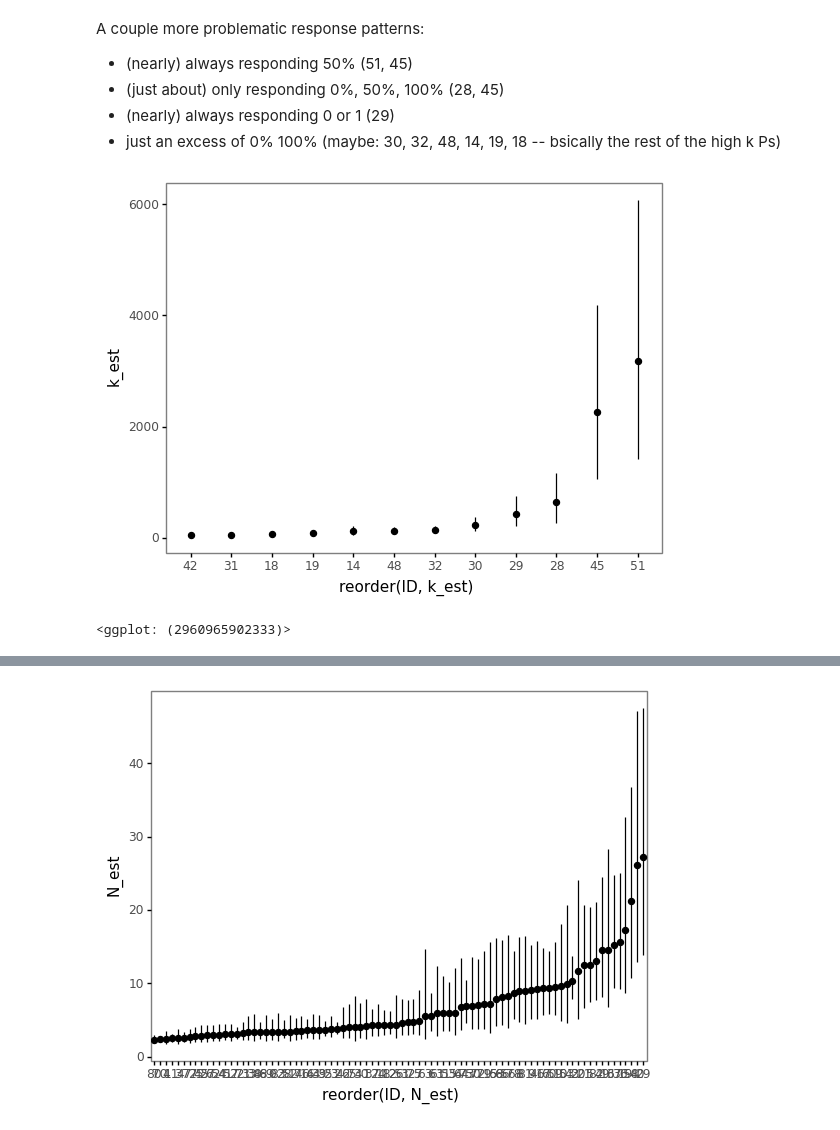
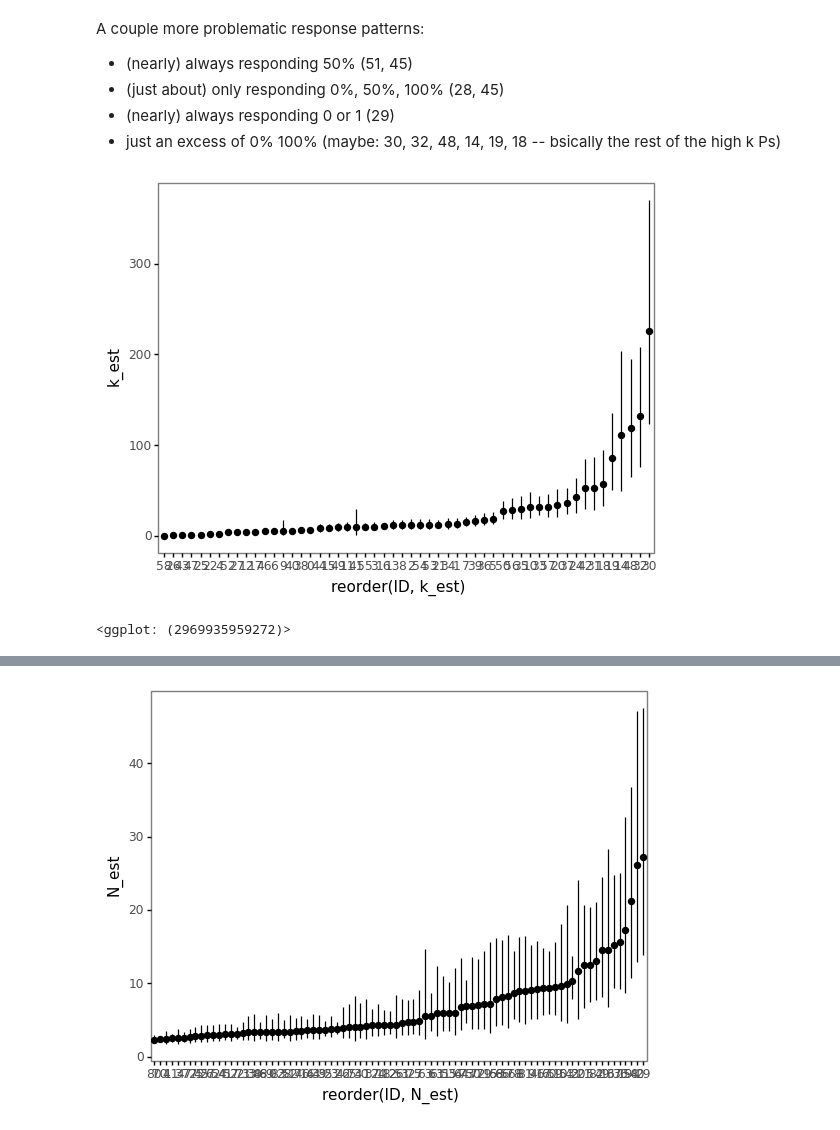
Before and after one commit to derekpowell/bayesian-sampler, a Jupyter notebook: fit-trial-models.ipynb, the cells around one changed output, grey strips where cells are left out. Cells and saved outputs as stored; diff of their text form; code cells hidden in the pictures.

```diff
--- a/fit-trial-models.ipynb
+++ b/fit-trial-models.ipynb
@@ -480,23 +687,23 @@ A couple more problematic response patterns:
 # %%
 (
     posterior_ptn1 >>
     s.group_by(_.ID) >>
     s.summarize(
         k_est = _.k.mean(),
         k_ll = _.k.quantile(.05),
         k_ul = _.k.quantile(.95),
         d_est = _.d_subj.mean(),
         d_ll = _.d_subj.quantile(.05),
         d_ul = _.d_subj.quantile(.95)
     ) >>
-    s.filter(_.k_est > 50) >>
-#     s.filter(_.ID!=51, _.ID!=45, _.ID!=23, _.ID!=28, _.ID!=29) >>
+#     s.filter(_.k_est > 50) >>
+    s.filter(_.ID!=51, _.ID!=45, _.ID!=23, _.ID!=28, _.ID!=29) >>
     ggplot(aes(x="reorder(ID, k_est)", y="k_est", ymin="k_ll", ymax="k_ul")) +
     geom_pointrange() +
 #     xlim(0,8) +
     theme_bw() +
     theme(panel_grid = element_blank())
 )
 # %% [output]
-[figure, old version]
+[figure, new version]
-<ggplot: (2960965902333)>
+<ggplot: (2969935959272)>
```
Also changed, not shown: parts of 35 cells of this notebook, 3 other files.
